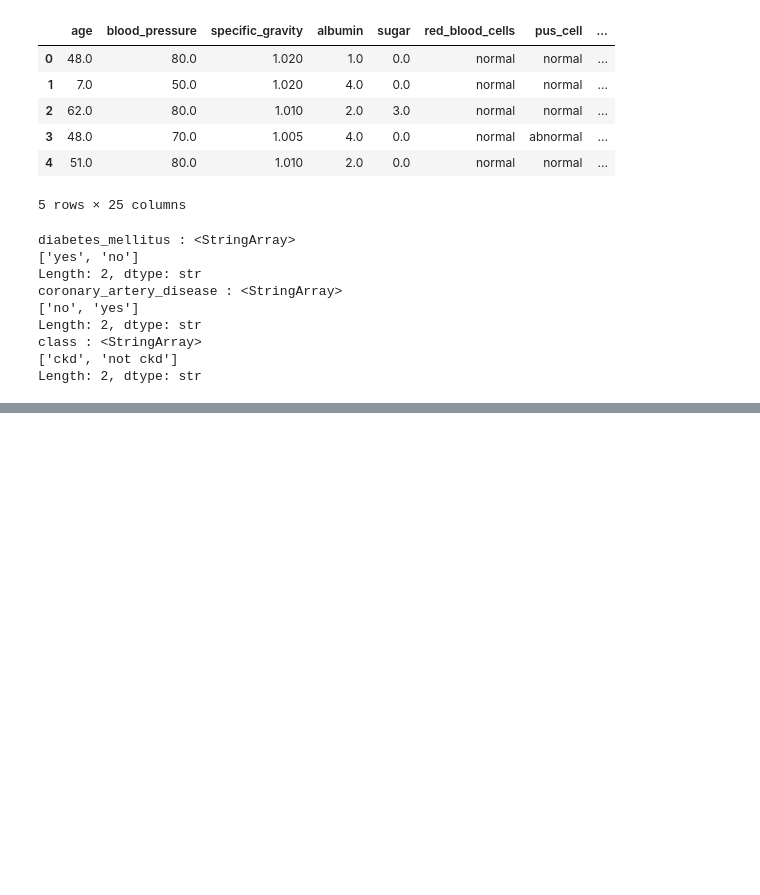
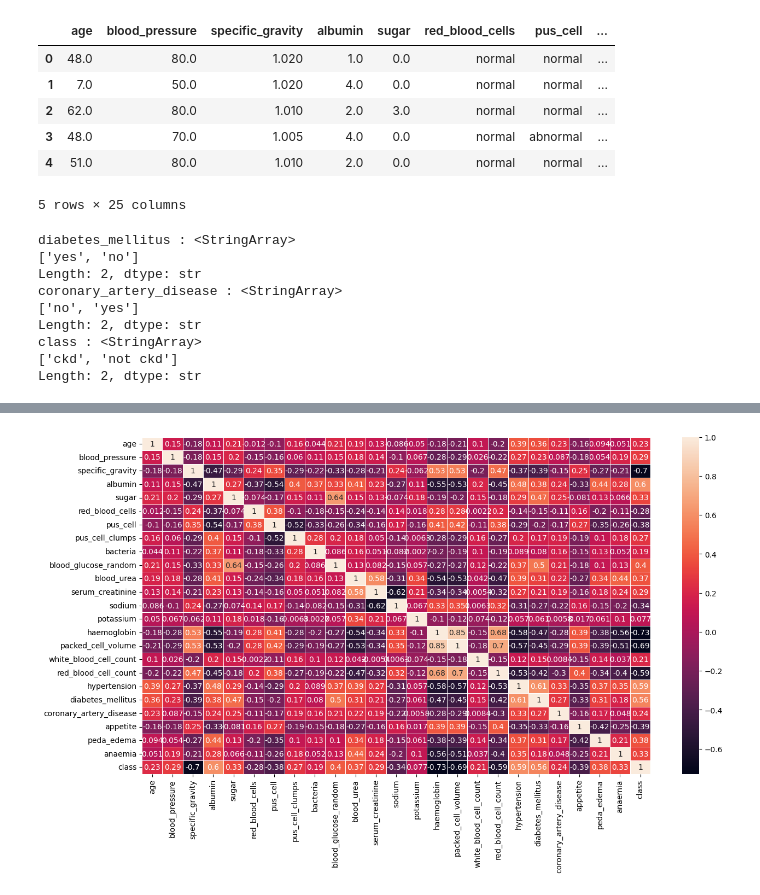
Before and after one commit to harishtk147/ML_Learning, a Jupyter notebook: chronic_class.ipynb, the cells around one changed output, grey strips where cells are left out. Cells and saved outputs as stored; diff of their text form; code cells hidden in the pictures; blank space fills up the shorter version.

```diff
--- a/chronic_class.ipynb
+++ b/chronic_class.ipynb
@@ -179,0 +226,6 @@ df_data['anaemia'] = df_data['anaemia'].map({'yes': 1, 'no': 0})
+# %%
+plt.figure(figsize=(15,8))
+sns.heatmap(df_data.corr(), annot=True, linewidths=0.5)
+plt.show()
+# %% [output]
+[figure, added]
```
Also changed, not shown: parts of 19 cells of this notebook.
